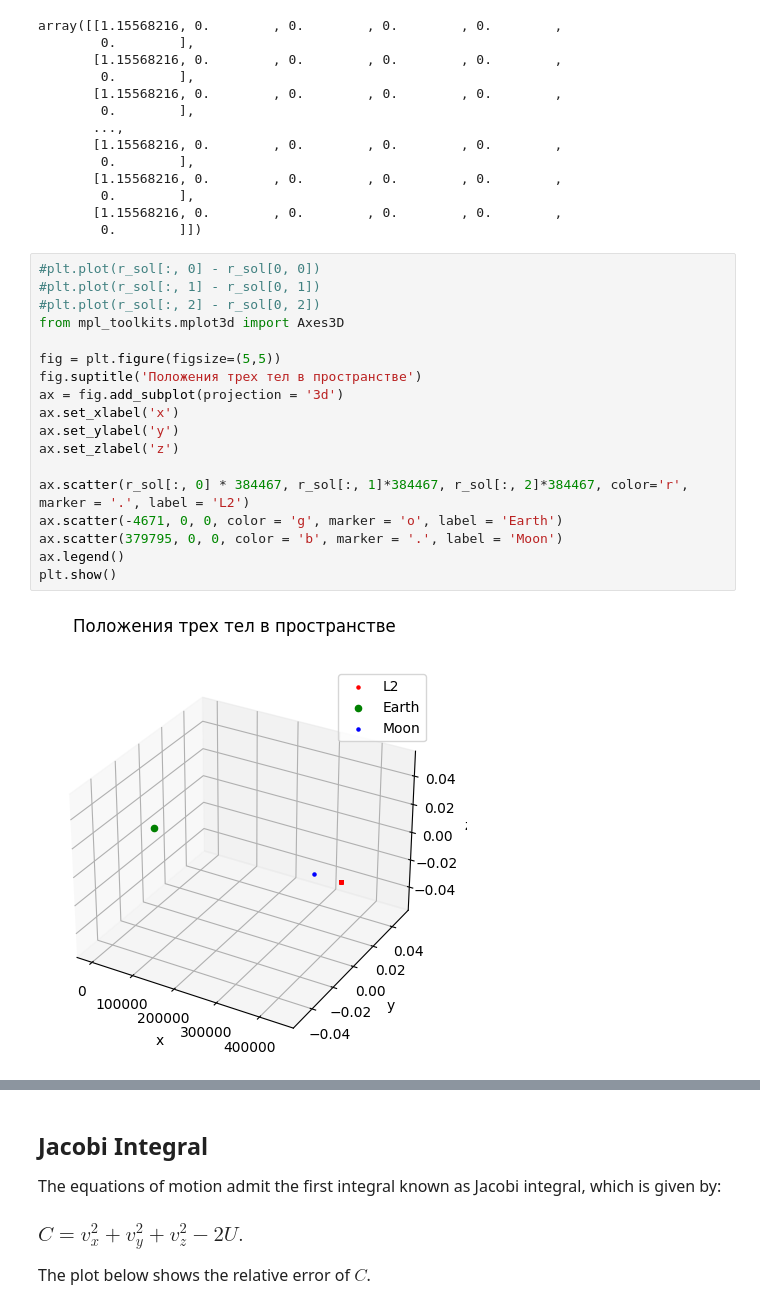
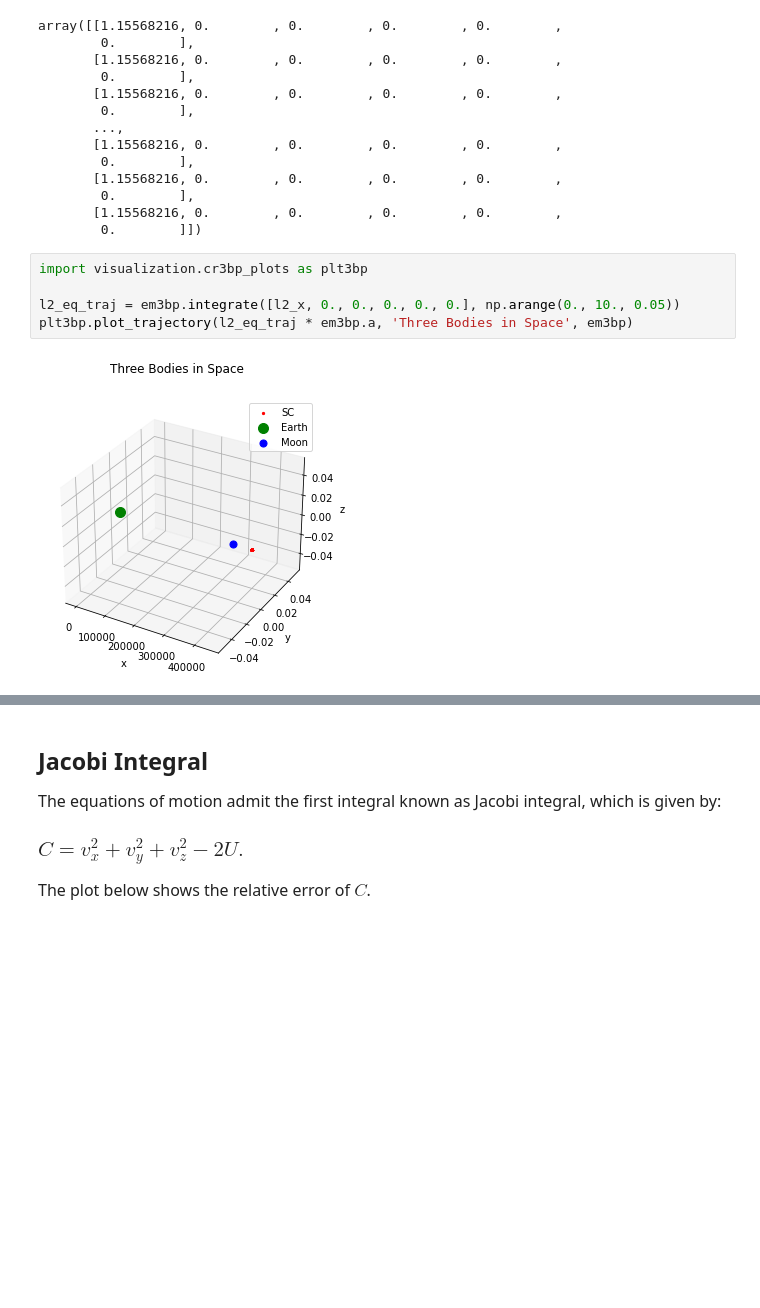
Before and after one commit to DPritykin/3BP, a Jupyter notebook: FindOrbit.ipynb, the cells around one changed output, grey strips where cells are left out. Cells and saved outputs as stored; diff of their text form; blank space fills up the shorter version.

```diff
--- a/FindOrbit.ipynb
+++ b/FindOrbit.ipynb
@@ -76,25 +75,12 @@ array([[1.15568216, 0.        , 0.        , 0.        , 0.        ,
        [1.15568216, 0.        , 0.        , 0.        , 0.        ,
         0.        ]])
 # %%
-#plt.plot(r_sol[:, 0] - r_sol[0, 0])
-#plt.plot(r_sol[:, 1] - r_sol[0, 1])
-#plt.plot(r_sol[:, 2] - r_sol[0, 2])
-from mpl_toolkits.mplot3d import Axes3D
+import visualization.cr3bp_plots as plt3bp
 
-fig = plt.figure(figsize=(5,5))
-fig.suptitle('Положения трех тел в пространстве')
-ax = fig.add_subplot(projection = '3d')
-ax.set_xlabel('x')
-ax.set_ylabel('y')
-ax.set_zlabel('z')
-
-ax.scatter(r_sol[:, 0] * 384467, r_sol[:, 1]*384467, r_sol[:, 2]*384467, color='r', marker = '.', label = 'L2')
-ax.scatter(-4671, 0, 0, color = 'g', marker = 'o', label = 'Earth')
-ax.scatter(379795, 0, 0, color = 'b', marker = '.', label = 'Moon')
-ax.legend()
-plt.show()
+l2_eq_traj = em3bp.integrate([l2_x, 0., 0., 0., 0., 0.], np.arange(0., 10., 0.05))
+plt3bp.plot_trajectory(l2_eq_traj * em3bp.a, 'Three Bodies in Space', em3bp)
 # %% [output]
-[figure, old version]
+[figure, new version]
 # %%
 plt.figure(figsize=(4, 4))
 x_e = -4671
```
Also changed, not shown: parts of 13 cells of this notebook, 1 other file.
